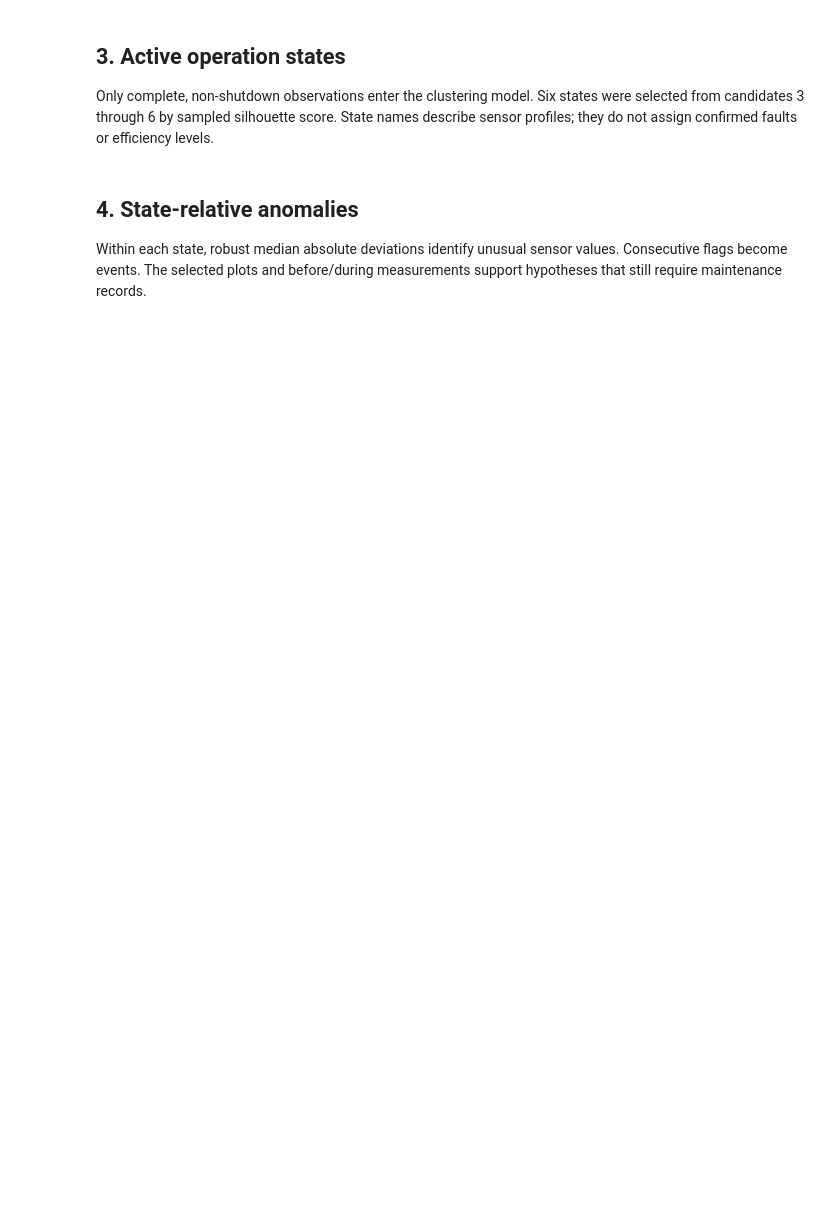
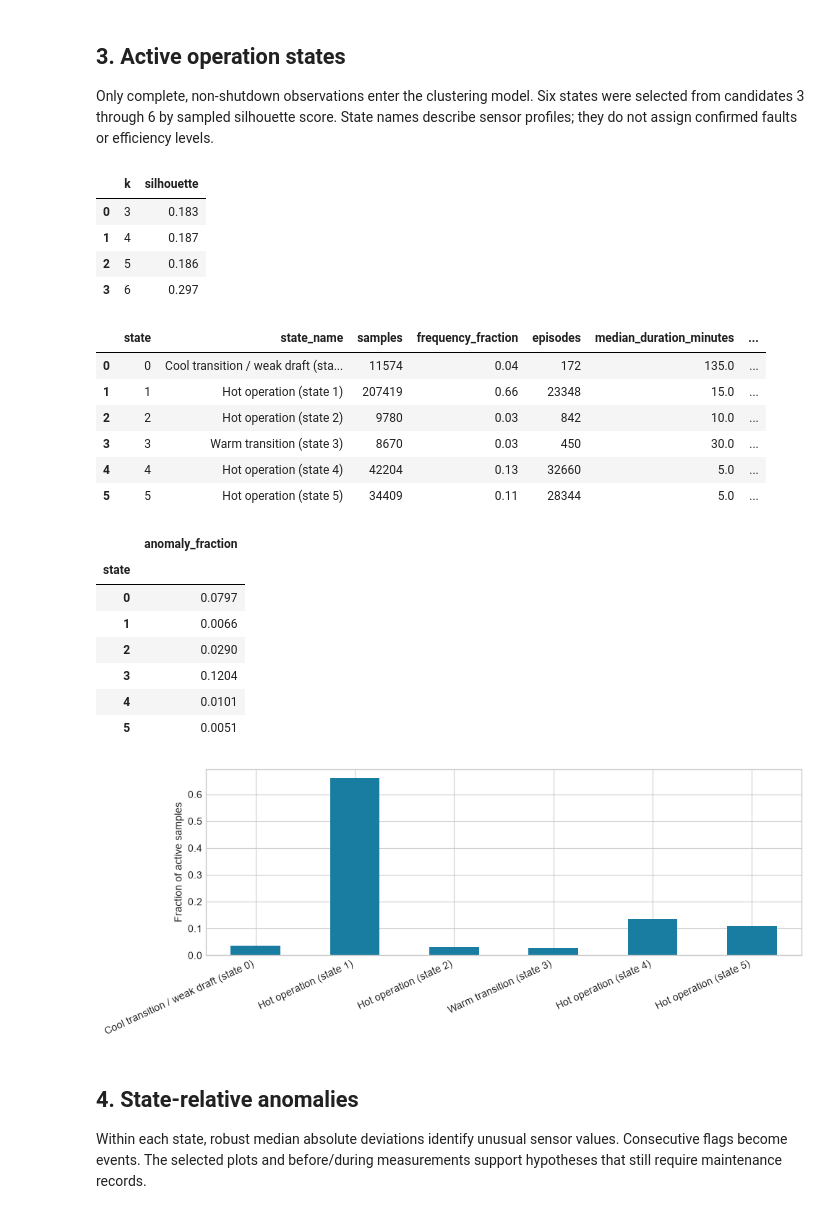
Before and after one commit to milantony05/cyclone-operations-lab, a Jupyter notebook: notebooks/task1_analysis.ipynb, the cells around one changed output. Cells and saved outputs as stored; diff of their text form; code cells hidden in the pictures; blank space fills up the shorter version.

```diff
--- a/notebooks/task1_analysis.ipynb
+++ b/notebooks/task1_analysis.ipynb
@@ -49,11 +101,37 @@ Only complete, non-shutdown observations enter the clustering model. Six states
 # %%
 selection = pd.read_csv(ROOT / "Task1/cluster_selection.csv")
 clusters = pd.read_csv(ROOT / "Task1/clusters_summary.csv")
+labels = pd.read_csv(ROOT / "Task1/sample_labels.csv.gz", index_col=0, parse_dates=True)
 display(selection.round(3))
 cols = ["state", "state_name", "samples", "frequency_fraction", "episodes", "median_duration_minutes", "Cyclone_Inlet_Gas_Temp_median", "Cyclone_Inlet_Draft_median"]
 display(clusters[cols].round(2))
+active = labels[labels.state >= 0]
+anomaly_rate = active.groupby("state").anomaly.mean().rename("anomaly_fraction")
+display(anomaly_rate.to_frame().round(4))
 ax = clusters.plot.bar(x="state_name", y="frequency_fraction", legend=False, figsize=(10,4), color="#197da1")
 ax.set_ylabel("Fraction of active samples"); ax.set_xlabel(""); plt.xticks(rotation=25, ha="right"); plt.tight_layout(); plt.show()
+# %% [output]
+|  | k | silhouette |
+| 0 | 3 | 0.183 |
+| 1 | 4 | 0.187 |
+| 2 | 5 | 0.186 |
+| 3 | 6 | 0.297 |
+|  | state | state_name | samples | frequency_fraction | episodes | median_duration_minutes | ... |
+| 0 | 0 | Cool transition / weak draft (sta... | 11574 | 0.04 | 172 | 135.0 | ... |
+| 1 | 1 | Hot operation (state 1) | 207419 | 0.66 | 23348 | 15.0 | ... |
+| 2 | 2 | Hot operation (state 2) | 9780 | 0.03 | 842 | 10.0 | ... |
+| 3 | 3 | Warm transition (state 3) | 8670 | 0.03 | 450 | 30.0 | ... |
+| 4 | 4 | Hot operation (state 4) | 42204 | 0.13 | 32660 | 5.0 | ... |
+| 5 | 5 | Hot operation (state 5) | 34409 | 0.11 | 28344 | 5.0 | ... |
+|  | anomaly_fraction |
+| state |  |
+| 0 | 0.0797 |
+| 1 | 0.0066 |
+| 2 | 0.0290 |
+| 3 | 0.1204 |
+| 4 | 0.0101 |
+| 5 | 0.0051 |
+[figure, added]
 # %% [markdown]
 ## 4. State-relative anomalies
 
```
Also changed, not shown: parts of 6 cells of this notebook, 9 other files.
